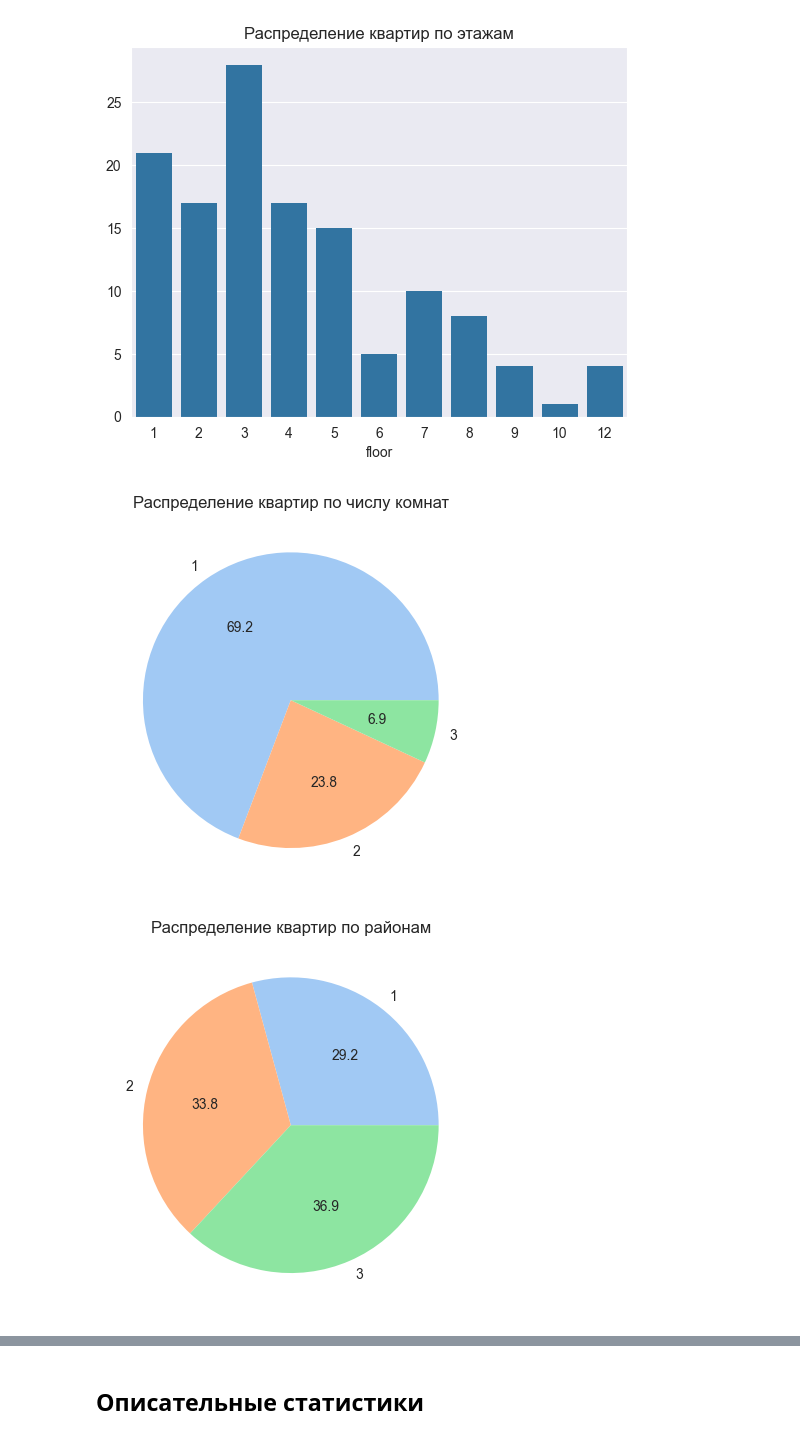
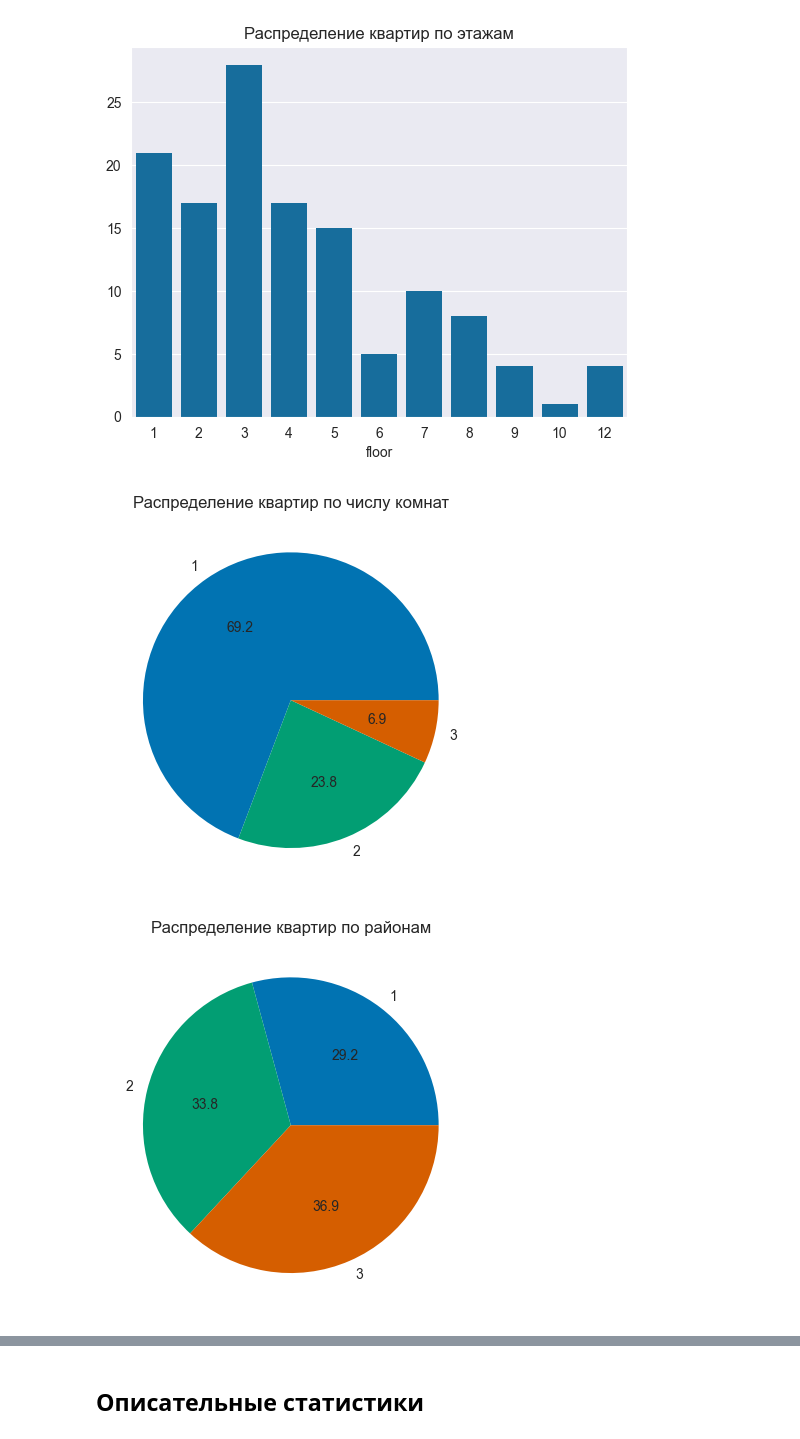
Before and after one commit to Torgovatel/Projects, a Jupyter notebook: DS/study-tsu-rent-ra/src/main.ipynb, the cells around one changed output, grey strips where cells are left out. Saved outputs shown, nothing was run; the diff lists cells and outputs as text; code cells hidden in the pictures.

```diff
--- a/DS/study-tsu-rent-ra/src/main.ipynb
+++ b/DS/study-tsu-rent-ra/src/main.ipynb
@@ -9,6 +9,7 @@ import seaborn as sns
 import sklearn.linear_model as lm
 
 sns.set_style('darkgrid')
+sns.set_palette("colorblind6")
 plt.rcParams['scatter.edgecolors'] = 'none'
 plt.rcParams['patch.edgecolor'] = 'none'
 # %% [markdown]
@@ -77,19 +78,19 @@ plt.show()
 # %%
 rooms = df['rooms'].value_counts().sort_index()
 
-plt.pie(x=rooms.values, labels=rooms.index, autopct='%.1f', colors=sns.color_palette('pastel', len(rooms)))
+plt.pie(x=rooms.values, labels=rooms.index, autopct='%.1f')
 plt.title('Распределение квартир по числу комнат')
 plt.show()
 # %% [output]
-[figure, old version]
+[figure, new version]
 # %%
 walls = df['district'].value_counts().sort_index()
 
-plt.pie(x=walls.values, labels=walls.index, autopct='%.1f', colors=sns.color_palette('pastel', len(walls)))
+plt.pie(x=walls.values, labels=walls.index, autopct='%.1f')
 plt.title('Распределение квартир по районам')
 plt.show()
 # %% [output]
-[figure, old version]
+[figure, new version]
 # %%
 walls = df['walls'].value_counts().sort_index()
 
```
Also changed, not shown: parts of 57 cells of this notebook.
